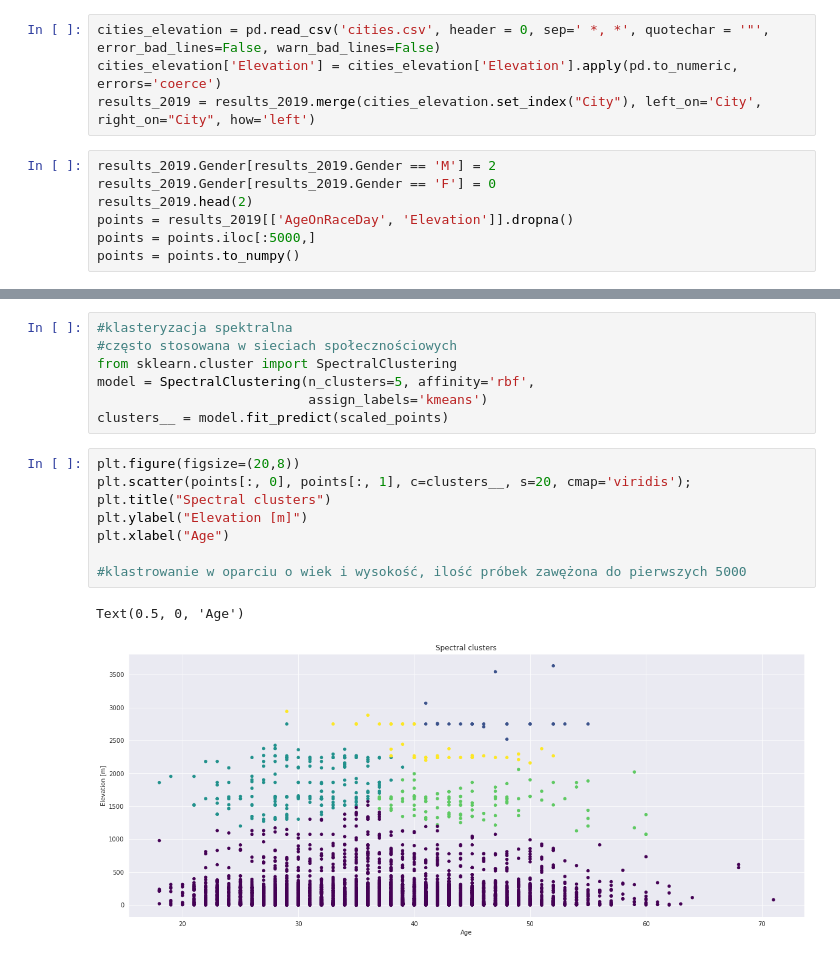
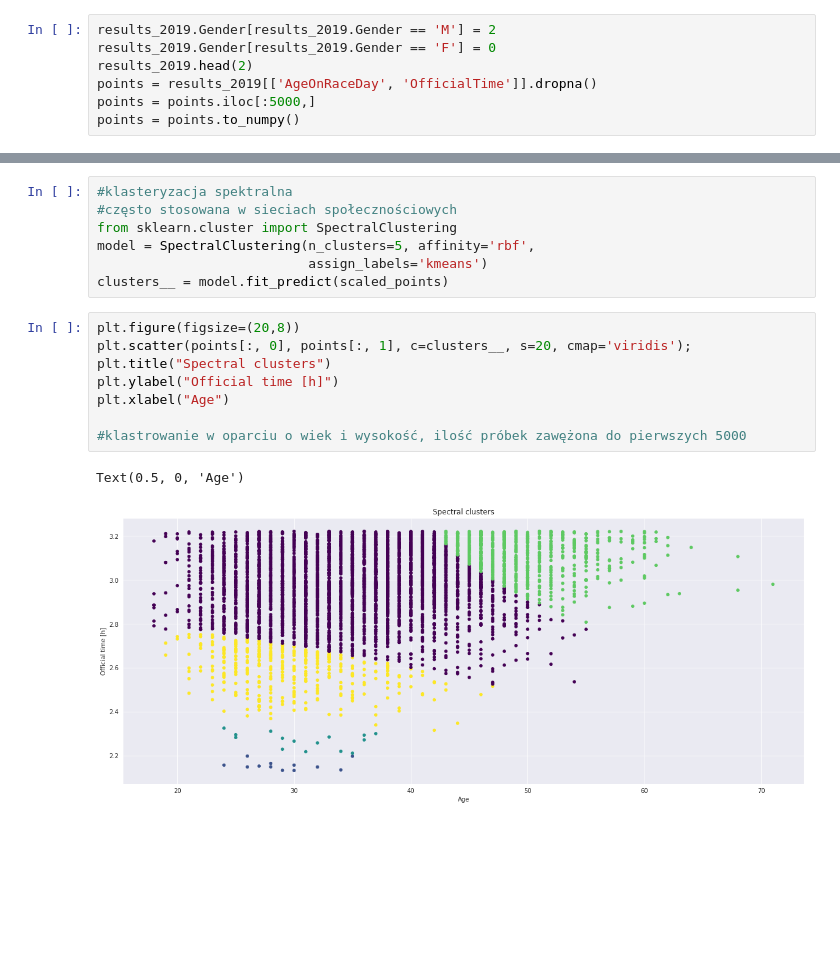
Before and after one commit to mijapa/BostonMarathonAnalisys, a Jupyter notebook: Boston_Clustering_Std_SPECTRAL.ipynb, the cells around one changed output, grey strips where cells are left out. Cells and saved outputs as stored; diff of their text form; blank space fills up the shorter version.

Commit message:
change elevation to official time

```diff
--- a/Boston_Clustering_Std_SPECTRAL.ipynb
+++ b/Boston_Clustering_Std_SPECTRAL.ipynb
@@ -26,12 +24,8 @@ import city elevation data
-# %%
-cities_elevation = pd.read_csv('cities.csv', header = 0, sep=' *, *', quotechar = '"', error_bad_lines=False, warn_bad_lines=False)
-cities_elevation['Elevation'] = cities_elevation['Elevation'].apply(pd.to_numeric, errors='coerce')
-results_2019 = results_2019.merge(cities_elevation.set_index("City"), left_on='City', right_on="City", how='left')
 # %%
 results_2019.Gender[results_2019.Gender == 'M'] = 2
 results_2019.Gender[results_2019.Gender == 'F'] = 0
 results_2019.head(2)
-points = results_2019[['AgeOnRaceDay', 'Elevation']].dropna()
+points = results_2019[['AgeOnRaceDay', 'OfficialTime']].dropna()
 points = points.iloc[:5000,]
 points = points.to_numpy()
 # %% [output]
@@ -65,11 +59,11 @@ clusters__ = model.fit_predict(scaled_points)
 # %%
 plt.figure(figsize=(20,8))
 plt.scatter(points[:, 0], points[:, 1], c=clusters__, s=20, cmap='viridis');
 plt.title("Spectral clusters")
-plt.ylabel("Elevation [m]")
+plt.ylabel("Official time [h]")
 plt.xlabel("Age")
 
 #klastrowanie w oparciu o wiek i wysokość, ilość próbek zawężona do pierwszych 5000
 # %% [output]
 Text(0.5, 0, 'Age')
-[figure, old version]
+[figure, new version]
```
Also changed, not shown: parts of 1 cell of this notebook.
